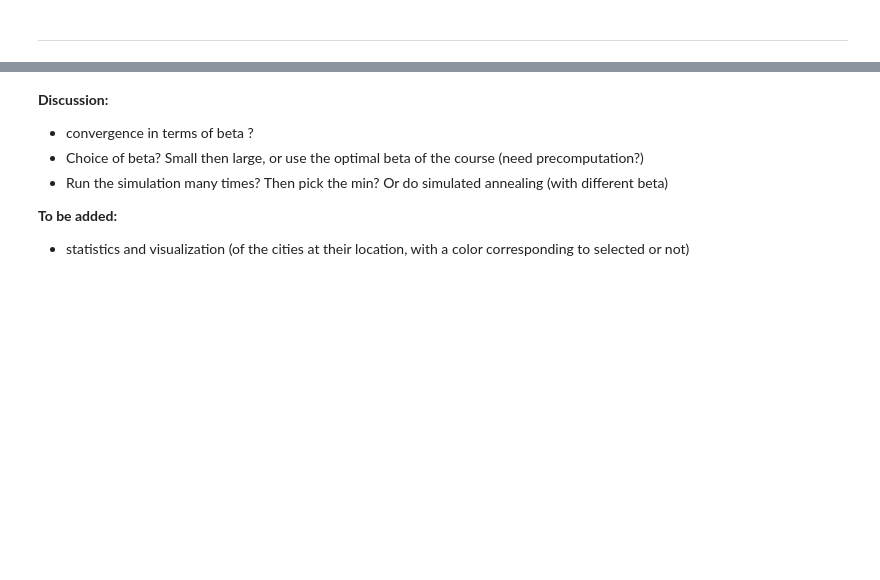
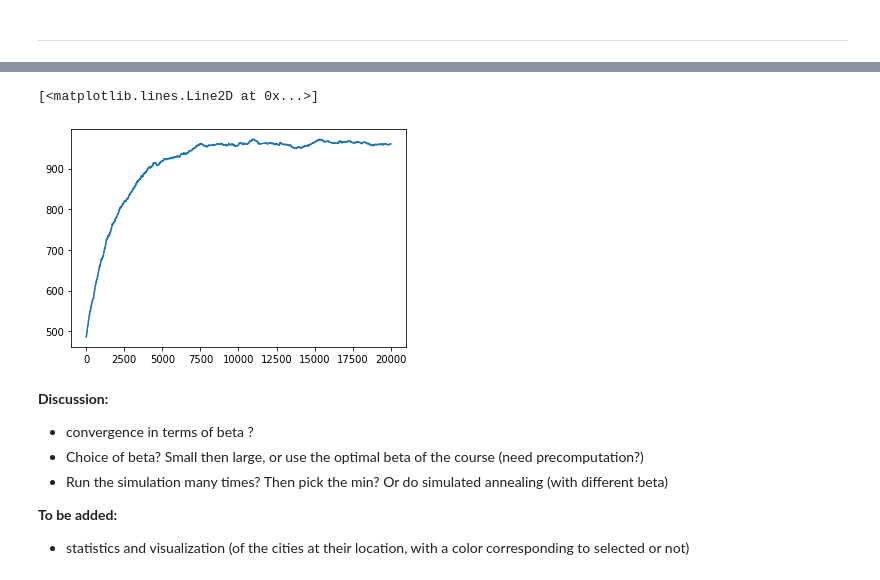
Before and after one commit to ahmadajal/MCAA_project_ADH, a Jupyter notebook: deploying5G.ipynb, the cells around one changed output, grey strips where cells are left out. Cells and saved outputs as stored; diff of their text form; code cells hidden in the pictures; blank space fills up the shorter version.

Commit message:
added a plot with the number of selected cities per step

```diff
--- a/deploying5G.ipynb
+++ b/deploying5G.ipynb
@@ -56,18 +63,18 @@ beta = 25
 N = 100
 n_selected = 0
 g = G1(N)
-g = G2(N)
+# g = G2(N)
 citiesX = g.x
 citiesV = g.v
 # %%
 # Run the optimization to compute the selected cities
 np.random.seed(52)
-selected_cities_n, selected_cities_n_convex, loss_values,loss_values_convex = optimize(g, l, beta=beta,
+all_selected_cities, selected_cities_n_convex, loss_values,loss_values_convex = optimize(g, l, beta=beta,
                                           n_iter=n_iter,mutation_strategy=0,
                                           precompute_pairwise_dist=False, verbose=True)
 
-if type(selected_cities_n) == list:
-    selected_cities_n = selected_cities_n[-1]
+if type(all_selected_cities) == list:
+    selected_cities_n = all_selected_cities[-1]
 print(selected_cities_n)
 print('Final loss '+ str(loss_values[n_iter-1]))
 print('Final loss convex'+ str(loss_values_convex))
@@ -87,3 +96,9 @@ plt.ylim(0, 1)
+# %%
+num_cities_per_step = np.array(all_selected_cities).sum(axis=1)
+plt.plot(np.arange(n_iter), num_cities_per_step)
+# %% [output]
+[<matplotlib.lines.Line2D at 0x...>]
+[figure, added]
 # %% [markdown]
 **Discussion:**
 * convergence in terms of beta ?
```
Also changed, not shown: parts of 2 cells of this notebook.
